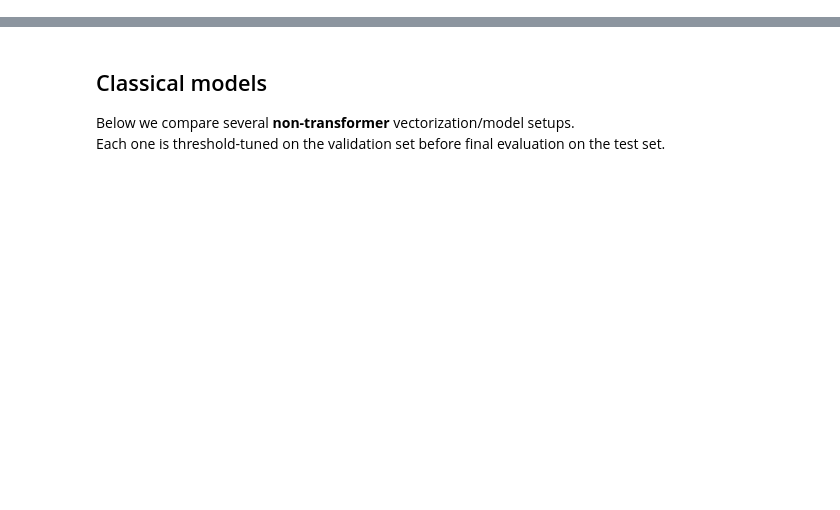
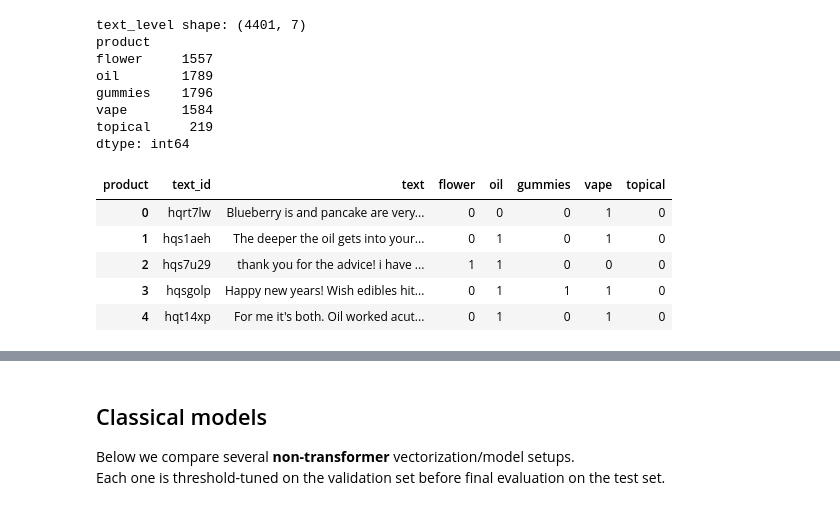
Before and after one commit to Alena-Xinran/Cannabis-Analysis, a Jupyter notebook: Modeling/Product_Label_Prediction.ipynb, the cells around one changed output, grey strips where cells are left out. Drawn from its saved outputs; the diff is of its cells as text; code cells hidden in the pictures; blank space fills up the shorter version.

```diff
--- a/Modeling/Product_Label_Prediction.ipynb
+++ b/Modeling/Product_Label_Prediction.ipynb
@@ -210,14 +204,18 @@ display(text_lookup.head())
 # %%
 # =========================
-# 6. Merge pair labels back to text
+# 6. Merge pair-level labels back to cleaned text
 # =========================
-pair_df["ext_id"] = pair_df["ext_id"].astype(str)
-pair_df["product"] = pair_df["product"].map(normalize_product)
+pair_small = pair_df[[pair_id_col, product_col] + ([sentiment_col] if sentiment_col else [])].copy()
+pair_small = pair_small.rename(columns={pair_id_col: "text_id", product_col: "product"})
+pair_small["text_id"] = pair_small["text_id"].map(normalize_id)
 
-pair_df = pair_df[pair_df["product"].isin(LABELS)].copy()
+clean_small = clean_df[[clean_id_col, clean_text_col]].copy()
+clean_small = clean_small.rename(columns={clean_id_col: "merge_id", clean_text_col: "text"})
+clean_small["merge_id"] = clean_small["merge_id"].map(normalize_id)
+clean_small["text"] = clean_small["text"].map(basic_clean_text)
 
-merged = pair_df.merge(text_lookup, on="ext_id", how="left")
+merged_df = pair_small.merge(clean_small, left_on="text_id", right_on="merge_id", how="left")
 
-print("Merged shape:", merged.shape)
-print("Missing text rows:", merged["text"].isna().sum())
-display(merged.head())
+print("merged_df shape:", merged_df.shape)
+print("Rows missing text after merge:", merged_df["text"].isna().sum())
+merged_df.head()
@@ -254,18 +262,50 @@ print("Rows with multiple labels:", (text_df["n_labels"] > 1).sum())
 # %%
 # =========================
-# 8. Train/val/test split by ext_id
+# 8. Build text-level 5-label dataset
 # =========================
-train_df, temp_df = train_test_split(text_df, test_size=0.30, random_state=SEED)
-val_df, test_df = train_test_split(temp_df, test_size=0.50, random_state=SEED)
+FINAL_PRODUCTS = ["flower", "oil", "gummies", "vape", "topical"]
 
-X_train = train_df["text"].tolist()
-X_val   = val_df["text"].tolist()
-X_test  = test_df["text"].tolist()
+work_df = merged_df.copy()
+work_df["product"] = work_df["product"].astype(str).str.lower().str.strip()
+work_df = work_df[work_df["product"].isin(FINAL_PRODUCTS)].copy()
+work_df = work_df[work_df["text_noemoji"].notna()].copy()
+work_df["text_noemoji"] = work_df["text_noemoji"].astype(str).str.strip()
+work_df = work_df[work_df["text_noemoji"] != ""].copy()
 
-y_train = train_df[LABELS].values.astype(int)
-y_val   = val_df[LABELS].values.astype(int)
-y_test  = test_df[LABELS].values.astype(int)
+text_level = (
+    work_df.assign(value=1)
+    .pivot_table(
+        index=["text_id", "text_noemoji"],
+        columns="product",
+        values="value",
+        aggfunc="max",
+        fill_value=0
+    )
+    .reset_index()
+)
 
-print("Train:", train_df.shape, "Val:", val_df.shape, "Test:", test_df.shape)
-print("Train label counts:")
-display(train_df[LABELS].sum())
+for p in FINAL_PRODUCTS:
+    if p not in text_level.columns:
+        text_level[p] = 0
+
+text_level = text_level.rename(columns={"text_noemoji": "text"})
+text_level = text_level[["text_id", "text"] + FINAL_PRODUCTS].copy()
+
+print("text_level shape:", text_level.shape)
+print(text_level[FINAL_PRODUCTS].sum())
+text_level.head()
+# %% [output]
+text_level shape: (4401, 7)
+product
+flower     1557
+oil        1789
+gummies    1796
+vape       1584
+topical     219
+dtype: int64
+| product | text_id | text | flower | oil | gummies | vape | topical |
+| 0 | hqrt7lw | Blueberry is and pancake are very... | 0 | 0 | 0 | 1 | 0 |
+| 1 | hqs1aeh | The deeper the oil gets into your... | 0 | 1 | 0 | 1 | 0 |
+| 2 | hqs7u29 | thank you for the advice! i have ... | 1 | 1 | 0 | 0 | 0 |
+| 3 | hqsgolp | Happy new years! Wish edibles hit... | 0 | 1 | 1 | 1 | 0 |
+| 4 | hqt14xp | For me it's both. Oil worked acut... | 0 | 1 | 0 | 1 | 0 |
```
Also changed, not shown: parts of 27 cells of this notebook, 2 other files.
